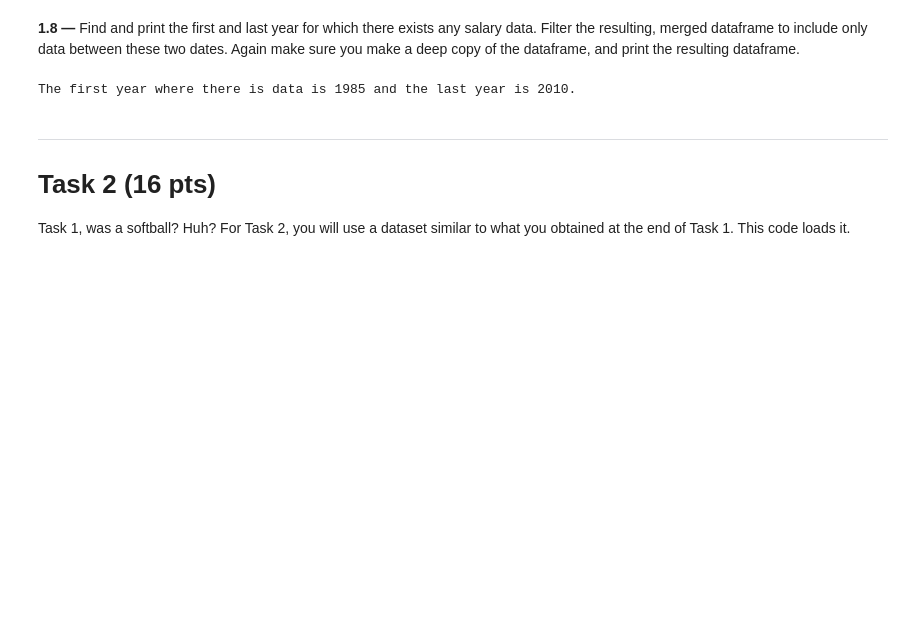
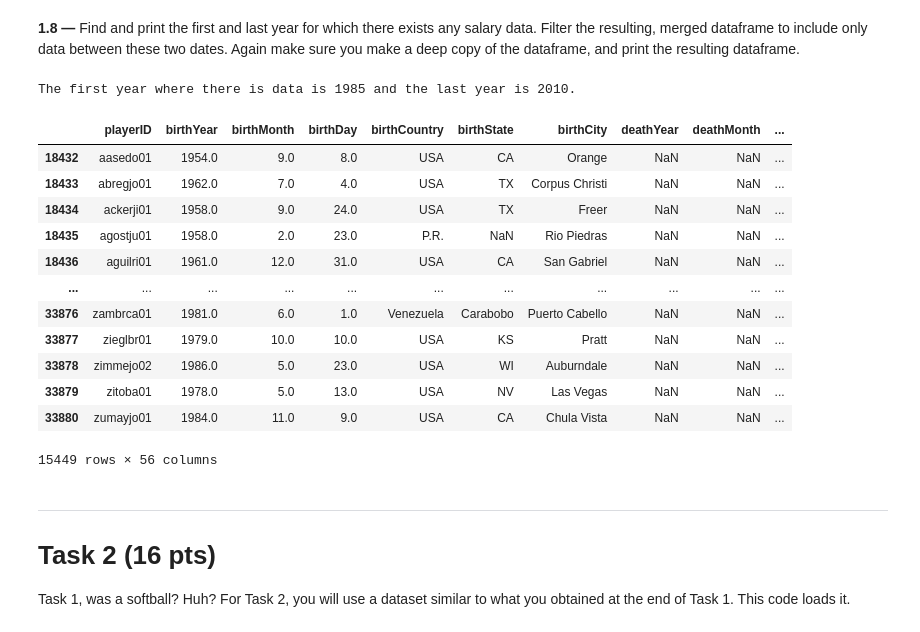
Before and after one commit to benjaminAouzir/FautTrouverUnNomPourADA, a Jupyter notebook: 01 - Pandas Data Wrangling and Data Viz/h1.ipynb, the cells around one changed output. Drawn from its saved outputs; the diff is of its cells as text; code cells hidden in the pictures; blank space fills up the shorter version.

```diff
--- a/01 - Pandas Data Wrangling and Data Viz/h1.ipynb
+++ b/01 - Pandas Data Wrangling and Data Viz/h1.ipynb
@@ -227,11 +227,29 @@ In 2002, the percentage of missing data is about 36.267%.
 # %%
 # find the first index in the series where there is not 100% missing data and the last index of the series
 first_year_of_data = (nan_by_year != 100.).idxmax()
 last_year_of_data  = nan_by_year.index[-1]
 
 print('The first year where there is data is ' + str(first_year_of_data) + ' and the last year is ' + str(last_year_of_data) + '.')
+
+mask = pitching_ft_people_ft_salaries['yearID'] >= 1985
+pitching_ft_people_ft_salaries = pitching_ft_people_ft_salaries[mask]
+pitching_ft_people_ft_salaries_copy = pitching_ft_people_ft_salaries.copy()
+display(pitching_ft_people_ft_salaries)
 # %% [output]
 The first year where there is data is 1985 and the last year is 2010.
+|  | playerID | birthYear | birthMonth | birthDay | birthCountry | birthState | birthCity | deathYear | deathMonth | ... |
+| 18432 | aasedo01 | 1954.0 | 9.0 | 8.0 | USA | CA | Orange | NaN | NaN | ... |
+| 18433 | abregjo01 | 1962.0 | 7.0 | 4.0 | USA | TX | Corpus Christi | NaN | NaN | ... |
+| 18434 | ackerji01 | 1958.0 | 9.0 | 24.0 | USA | TX | Freer | NaN | NaN | ... |
+| 18435 | agostju01 | 1958.0 | 2.0 | 23.0 | P.R. | NaN | Rio Piedras | NaN | NaN | ... |
+| 18436 | aguilri01 | 1961.0 | 12.0 | 31.0 | USA | CA | San Gabriel | NaN | NaN | ... |
+| ... | ... | ... | ... | ... | ... | ... | ... | ... | ... | ... |
+| 33876 | zambrca01 | 1981.0 | 6.0 | 1.0 | Venezuela | Carabobo | Puerto Cabello | NaN | NaN | ... |
+| 33877 | zieglbr01 | 1979.0 | 10.0 | 10.0 | USA | KS | Pratt | NaN | NaN | ... |
+| 33878 | zimmejo02 | 1986.0 | 5.0 | 23.0 | USA | WI | Auburndale | NaN | NaN | ... |
+| 33879 | zitoba01 | 1978.0 | 5.0 | 13.0 | USA | NV | Las Vegas | NaN | NaN | ... |
+| 33880 | zumayjo01 | 1984.0 | 11.0 | 9.0 | USA | CA | Chula Vista | NaN | NaN | ... |
+15449 rows × 56 columns
 # %% [markdown]
 ---
 
```
Also changed, not shown: parts of 10 cells of this notebook.
